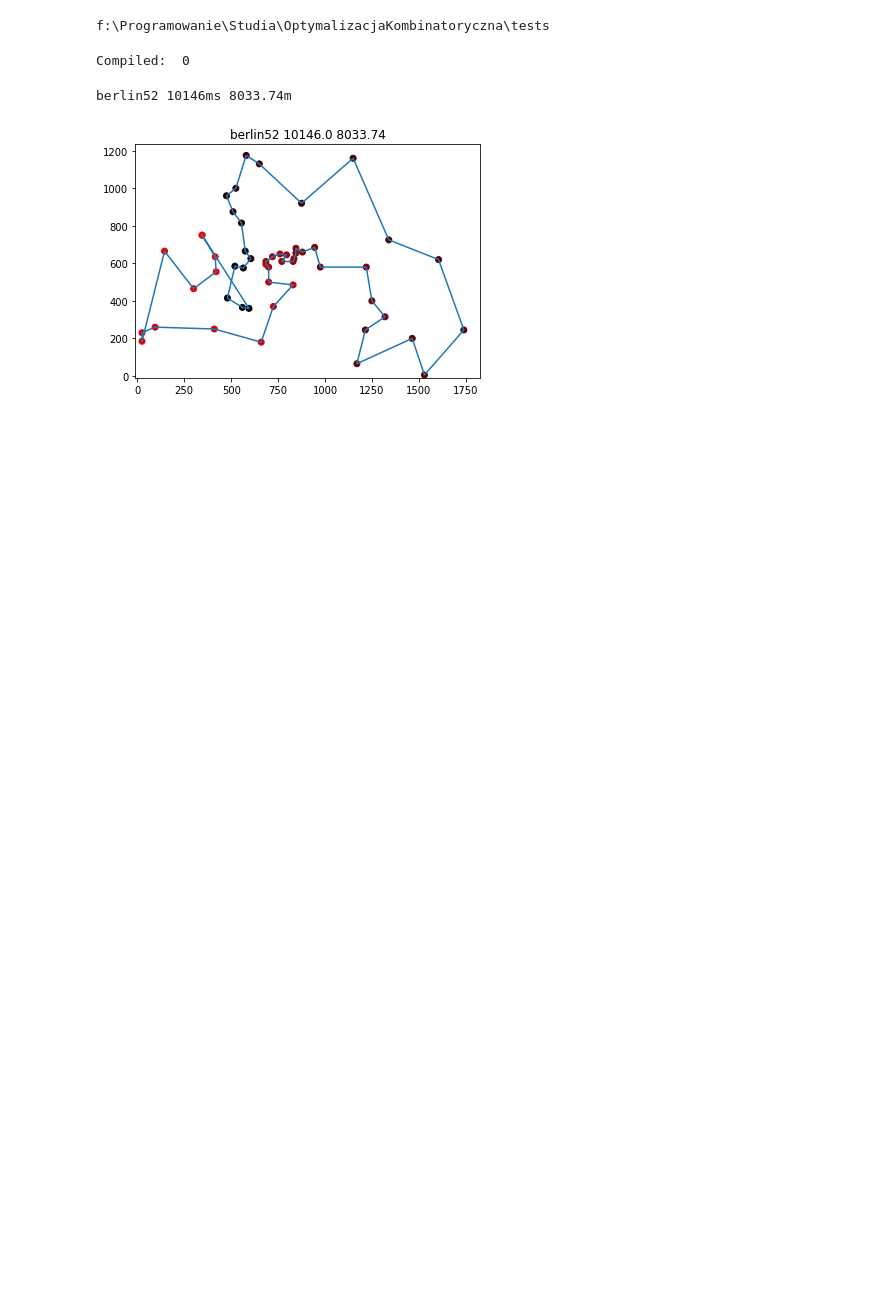
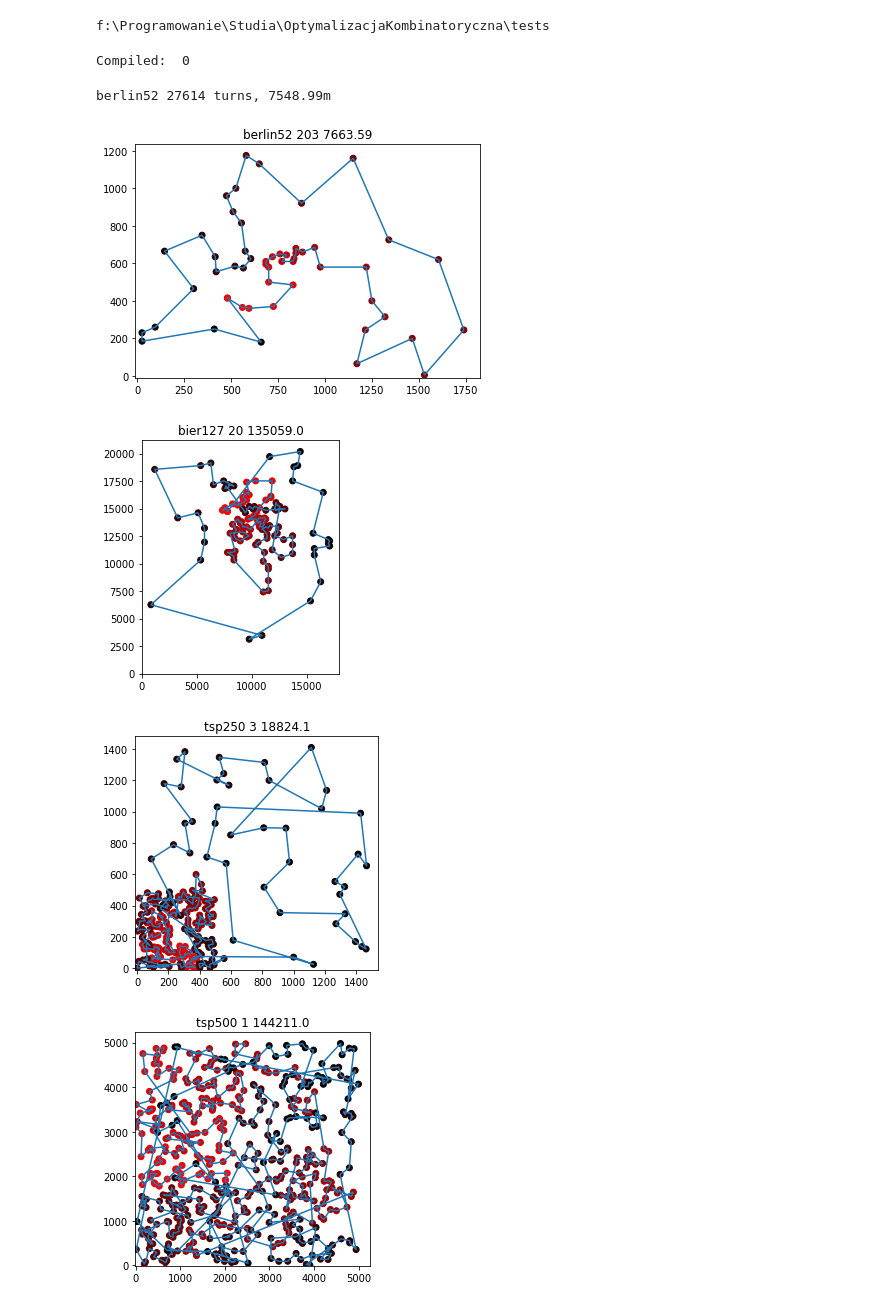
Before and after one commit to Quattro-Bajeena/OptymalizacjaKombinatoryczna, a Jupyter notebook: run_tests.ipynb, the cells around one changed output. Drawn from its saved outputs; the diff is of its cells as text; code cells hidden in the pictures; blank space fills up the shorter version.

Commit message:
added max running time

```diff
--- a/run_tests.ipynb
+++ b/run_tests.ipynb
@@ -56,17 +57,17 @@ import csv
 
 def run_test(test_path:Path):
     cmd = [str(BIN_FILE)]
-    process = subprocess.run(cmd,capture_output=True, text=True, input=str(test_path.absolute()))
+    process = subprocess.run(cmd,capture_output=True, text=True, input=f"{test_path.absolute()}\n{MAX_TIME}")
     return process.stdout.split()
 
 with open(TIMES_FILE, 'w', newline='') as times_file:
     writer = csv.writer(times_file, delimiter=',')
     for test_file in TEST_FOLDER.rglob("*.txt"):
         output = run_test(test_file)
-        print(f"{test_file.stem} {output[1]}ms {output[2]}m")
+        print(f"{test_file.stem} {output[1]} turns, {output[2]}m")
         writer.writerow([test_file.stem,*output])
 # %% [output]
-berlin52 10146ms 8033.74m
+berlin52 27614 turns, 7548.99m
 # %%
 import matplotlib.pyplot as plt
 import numpy as np
@@ -80,7 +81,7 @@ for test in csv_data:
     data = {}
     data["name"] = test[0]
     data["nodes"] = int(test[1])
-    data["time"] = float(test[2])
+    data["turns"] = int(test[2])
     data["distance"] = float(test[3])
     data["traveled_nodes"] = []
 
@@ -88,32 +89,35 @@ for test in csv_data:
         x, y = row.split(';')
         data["traveled_nodes"].append((float(x), float(y)))
 
     nodes = data["nodes"]
     red = np.linspace(1, 0, nodes)
 
     red = np.append(red, [1,0,0])
 
     colors = list(zip(red, np.zeros(nodes+1), np.zeros(nodes+1)))
     #print(colors)
 
     x_cords, y_cords = zip(*data["traveled_nodes"])
 
     #print(x_cords)
     #print(y_cords)
 
     fig, ax = plt.subplots()
     ax.set(xlim=(-10, max(x_cords)*1.05), ylim=(-10, max(y_cords)*1.05))
 
 
     ax.scatter(x_cords, y_cords, c=colors)
     ax.plot(x_cords, y_cords)
 
 
     ax.set_aspect('equal', 'box')
-    ax.set_title(f"{data['name']} {data['time']} {round(data['distance'],2)}")
+    ax.set_title(f"{data['name']} {data['turns']} {round(data['distance'],2)}")
     fig.tight_layout()
 
 
 plt.show()
 # %% [output]
-[figure, old version]
+[figure, new version]
+[figure, added]
+[figure, added]
+[figure, added]
```
Also changed, not shown: parts of 2 cells of this notebook, 6 other files.
